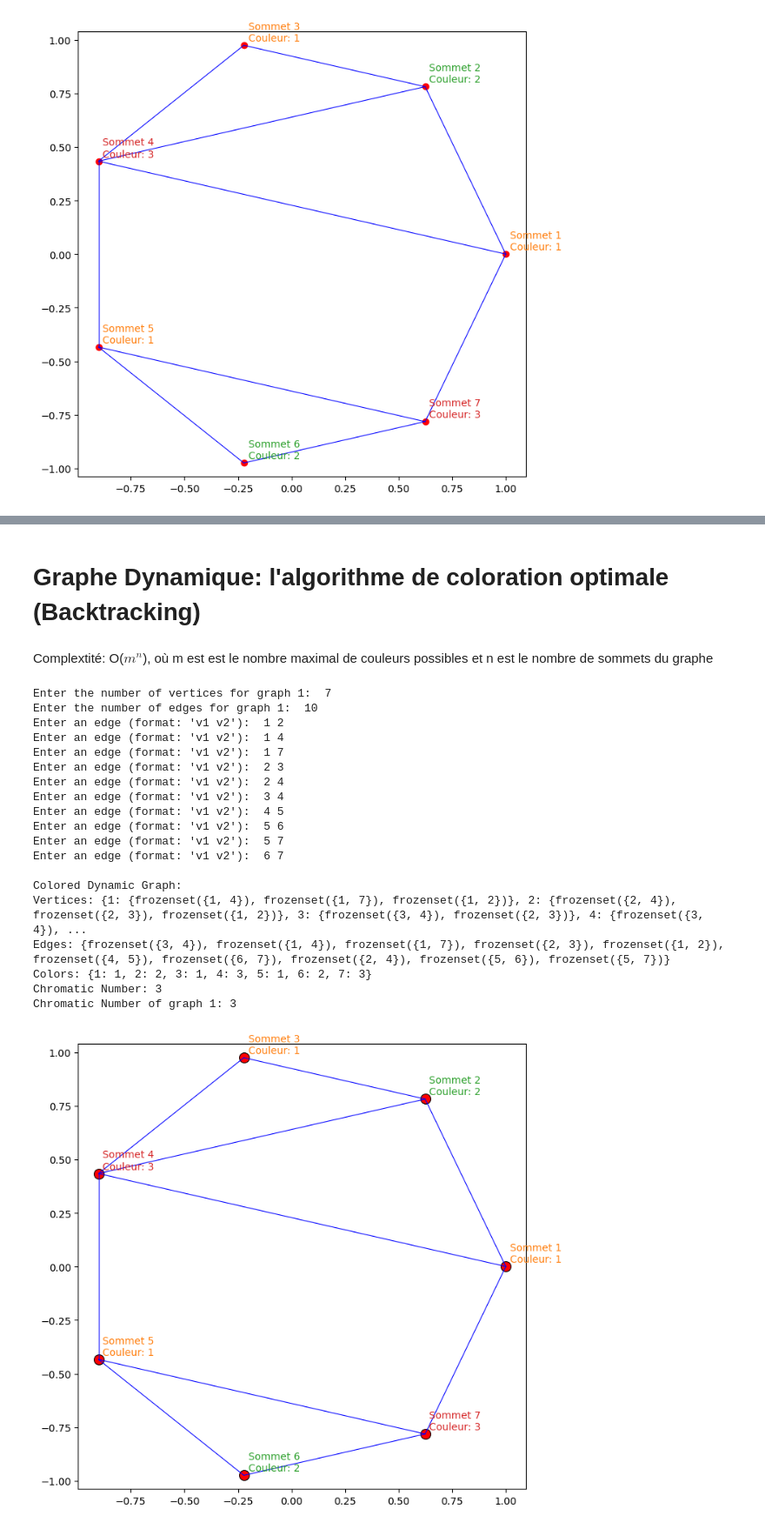
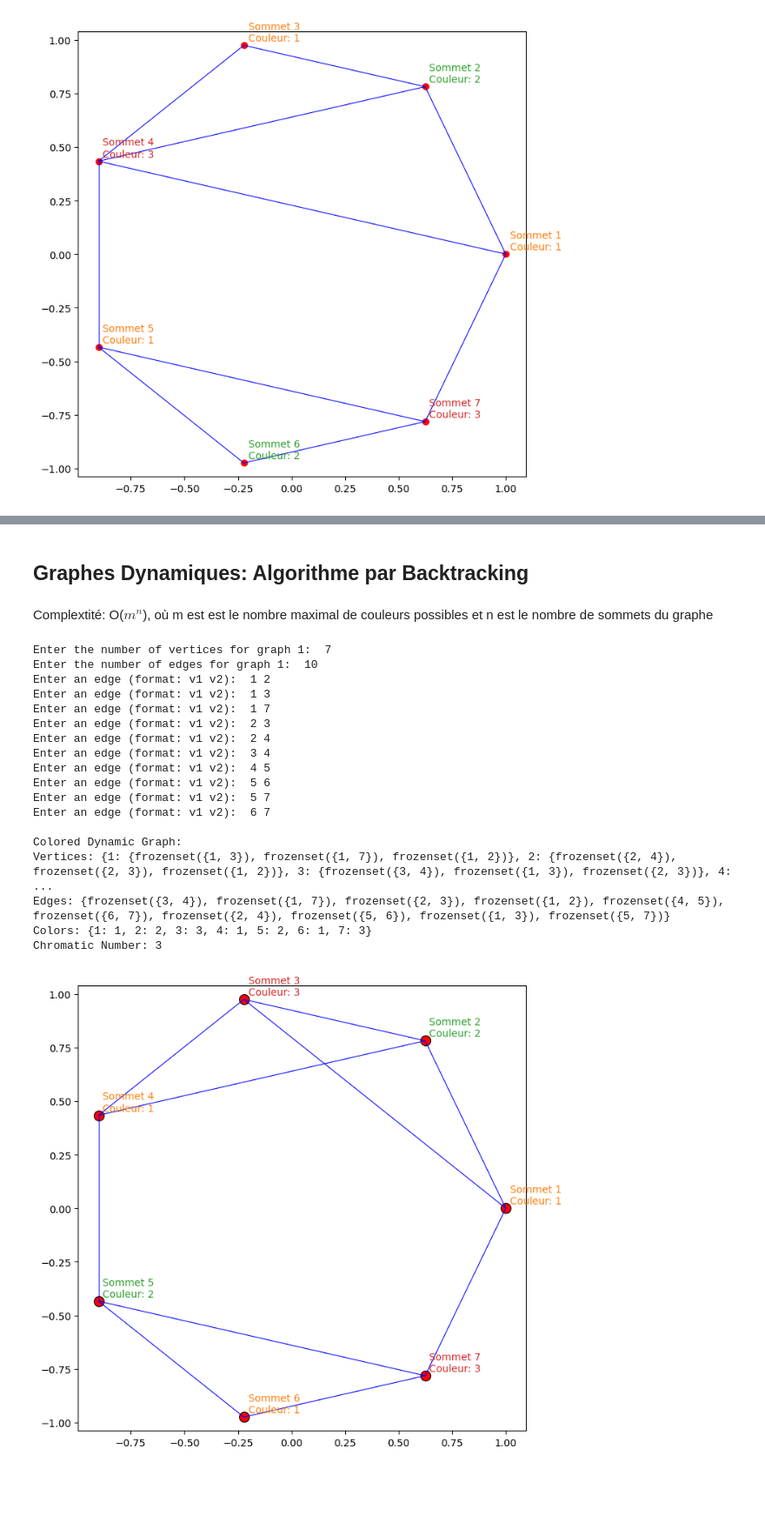
Before and after one commit to diunghie/projet_algoGraphe, a Jupyter notebook: graph_coloring_algo_code.ipynb, the cells around one changed output, grey strips where cells are left out. Shown at 87% size. Saved outputs shown, nothing was run; the diff lists cells and outputs as text; code cells hidden in the pictures; blank space fills up the shorter version.

```diff
--- a/Algorithmique des Graphes.ipynb
+++ b/graph_coloring_algo_code.ipynb
@@ -1064,0 +765,29 @@ Nombre chromatique du graphe 1 après ajout de la nouvelle arête 3 6:  3
+# %%
+# Exemple de Graphe 2
+dynamic_graph2 = DynamicGraph()
+
+# Ajouter des sommets en utilisant input()
+num_vertices = int(input("Entrer le nombre de sommets pour le graphe 2: "))
+for i in range(1, num_vertices + 1):
+    dynamic_graph2.add_vertex(i)
+
+# Ajouter des arêtes en utilisant input()
+num_edges = int(input("Entrer le nombre d'arêtes pour le graphe 2: "))
+for _ in range(num_edges):
+    while True:
+        try:
+            edge_input = input("Entrer une arête (format: v1 v2): ")
+            edge_vertices = list(map(int, edge_input.split()))
+            if all(v in dynamic_graph2.vertices for v in edge_vertices):
+                dynamic_graph2.add_edge(set(edge_vertices))
+                break
+            else:
+                print("Sommets ou Arêtes invalides. Veuillez saisir des sommets qui existent dans le graphe.")
+        except ValueError:
+            print("Données invalides. Veuillez saisir des sommet en tant qu'entiers séparés par un espace.")
+
+# Afficher le graphe coloré 2
+dynamic_graph2.color_graph()
+dynamic_graph2.display_colored_graph()
+print("Nombre chromatique du graphe 1: ", dynamic_graph2.chromatic_number())
+dynamic_graph2.plotGraph()  # Affiche le graphe coloré 2
@@ -1065,5 +814,5 @@ Nombre chromatique du graphe 1 après ajout de la nouvelle arête 3 6:  3
 # %% [markdown]
-# Graphe Dynamique: l'algorithme de coloration optimale (Backtracking)
+## Graphes Dynamiques: Algorithme par Backtracking
 # %% [markdown]
 Complextité: O($m^{n}$), où m est est le nombre maximal de couleurs possibles et n est le nombre de sommets du graphe
 # %%
@@ -1071,7 +820,7 @@ import numpy as np
 import matplotlib.pyplot as plt
 from collections import deque
 
-class DynamicGraph:
+class DynamicGraph2:
     def __init__(self): # Ce graphe a des attributs suivants pour stocker les informations sur le graphe:
         self.vertices = {} # vertices (un dictionnaire) pour stocker les sommets du graphe
         self.edges = set() # edges (un ensemble) pour stocker les arêtes du graphe
@@ -1173,54 +922,52 @@ class DynamicGraph:
 
         plt.show()
 
-# Exemple des graphes
-dynamic_graph1 = DynamicGraph()
+# Exemple de graphe 1
+dynamic_graph1 = DynamicGraph2()
 
 # Ajoute des sommets en utilisant input()
 num_vertices = int(input("Enter the number of vertices for graph 1: "))
 for i in range(1, num_vertices + 1):
     dynamic_graph1.add_vertex(i)
 
 # Ajoutedes arêtes en utilisant input()
 num_edges = int(input("Enter the number of edges for graph 1: "))
 for _ in range(num_edges):
     while True:
         try:
-            edge_input = input("Enter an edge (format: 'v1 v2'): ")
+            edge_input = input("Enter an edge (format: v1 v2): ")
             edge_vertices = list(map(int, edge_input.split()))
             if all(v in dynamic_graph1.vertices for v in edge_vertices):
                 dynamic_graph1.add_edge((edge_vertices[0], edge_vertices[1]))
                 break
             else:
                 print("Invalid edge vertices. Please enter vertices that exist in the graph.")
         except ValueError:
             print("Invalid input. Please enter vertices as space-separated integers.")
 
 # Colorier le graphe en utilisant backtracking
 dynamic_graph1.color_graph_backtracking()
 dynamic_graph1.display_colored_graph()
-print("Chromatic Number of graph 1:", dynamic_graph1.chromatic_number())
 
 # Visualise le graphe colorié
 dynamic_graph1.plotGraph()
 # %% [output]
 Enter the number of vertices for graph 1:  7
 Enter the number of edges for graph 1:  10
-Enter an edge (format: 'v1 v2'):  1 2
-Enter an edge (format: 'v1 v2'):  1 4
-Enter an edge (format: 'v1 v2'):  1 7
-Enter an edge (format: 'v1 v2'):  2 3
-Enter an edge (format: 'v1 v2'):  2 4
-Enter an edge (format: 'v1 v2'):  3 4
-Enter an edge (format: 'v1 v2'):  4 5
-Enter an edge (format: 'v1 v2'):  5 6
-Enter an edge (format: 'v1 v2'):  5 7
-Enter an edge (format: 'v1 v2'):  6 7
+Enter an edge (format: v1 v2):  1 2
+Enter an edge (format: v1 v2):  1 3
+Enter an edge (format: v1 v2):  1 7
+Enter an edge (format: v1 v2):  2 3
+Enter an edge (format: v1 v2):  2 4
+Enter an edge (format: v1 v2):  3 4
+Enter an edge (format: v1 v2):  4 5
+Enter an edge (format: v1 v2):  5 6
+Enter an edge (format: v1 v2):  5 7
+Enter an edge (format: v1 v2):  6 7
 
 Colored Dynamic Graph:
-Vertices: {1: {frozenset({1, 4}), frozenset({1, 7}), frozenset({1, 2})}, 2: {frozenset({2, 4}), frozenset({2, 3}), frozenset({1, 2})}, 3: {frozenset({3, 4}), frozenset({2, 3})}, 4: {frozenset({3, 4}), ...
-Edges: {frozenset({3, 4}), frozenset({1, 4}), frozenset({1, 7}), frozenset({2, 3}), frozenset({1, 2}), frozenset({4, 5}), frozenset({6, 7}), frozenset({2, 4}), frozenset({5, 6}), frozenset({5, 7})}
-Colors: {1: 1, 2: 2, 3: 1, 4: 3, 5: 1, 6: 2, 7: 3}
+Vertices: {1: {frozenset({1, 3}), frozenset({1, 7}), frozenset({1, 2})}, 2: {frozenset({2, 4}), frozenset({2, 3}), frozenset({1, 2})}, 3: {frozenset({3, 4}), frozenset({1, 3}), frozenset({2, 3})}, 4:  ...
+Edges: {frozenset({3, 4}), frozenset({1, 7}), frozenset({2, 3}), frozenset({1, 2}), frozenset({4, 5}), frozenset({6, 7}), frozenset({2, 4}), frozenset({5, 6}), frozenset({1, 3}), frozenset({5, 7})}
+Colors: {1: 1, 2: 2, 3: 3, 4: 1, 5: 2, 6: 1, 7: 3}
 Chromatic Number: 3
-Chromatic Number of graph 1: 3
-[figure, old version]
+[figure, new version]
```
Also changed, not shown: parts of 17 cells of this notebook, 9 other files.
